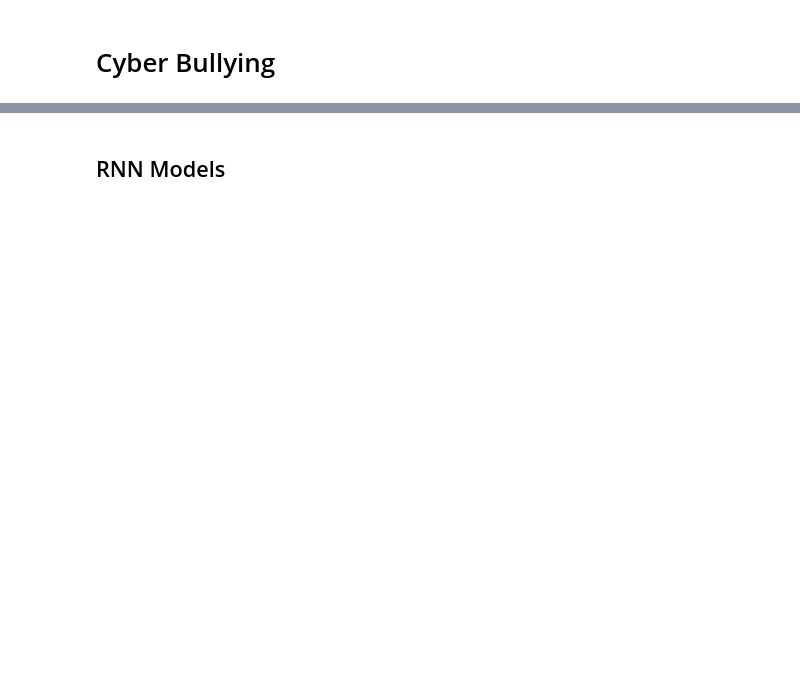
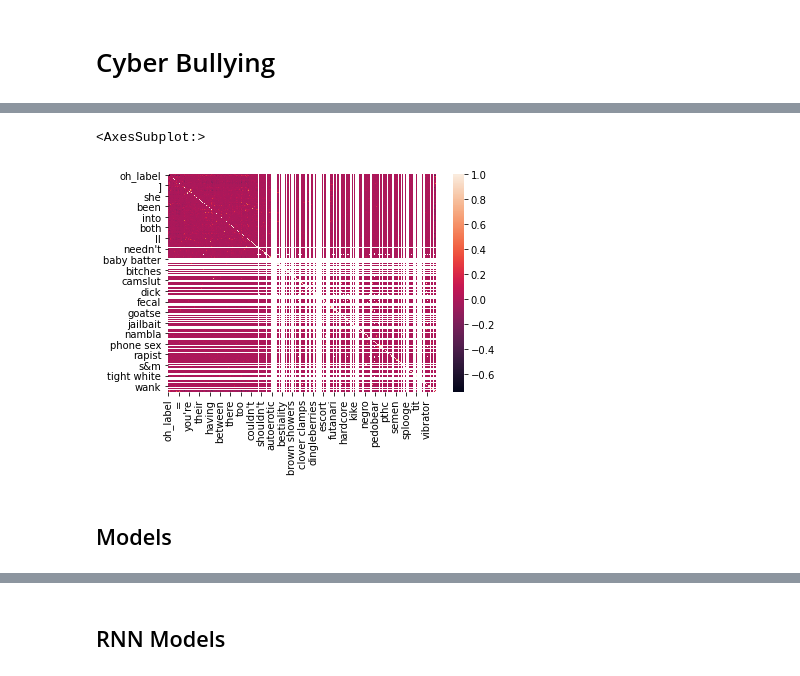
Before and after one commit to YD5463/CyberbullyingDetector, a Jupyter notebook: Notebooks/simple.ipynb, the cells around one changed output, grey strips where cells are left out. Cells and saved outputs as stored; diff of their text form; code cells hidden in the pictures; blank space fills up the shorter version.

```diff
--- a/Notebooks/simple.ipynb
+++ b/Notebooks/simple.ipynb
@@ -471,0 +290,7 @@ weighted avg       0.80      0.84      0.82      1144
+# %%
+sns.heatmap(df.corr())
+# %% [output]
+<AxesSubplot:>
+[figure, added]
+# %% [markdown]
+## Models
```
Also changed, not shown: parts of 38 cells of this notebook, 6 other files.
